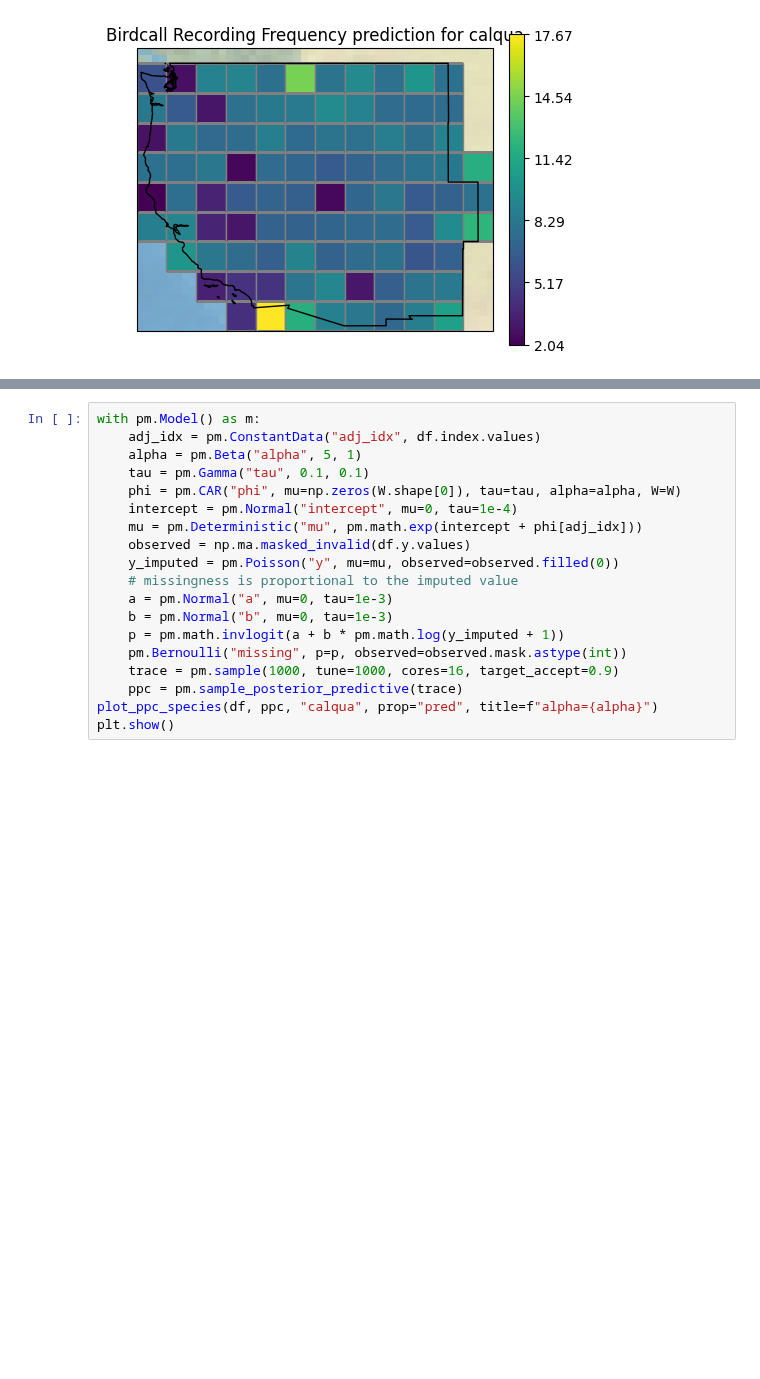
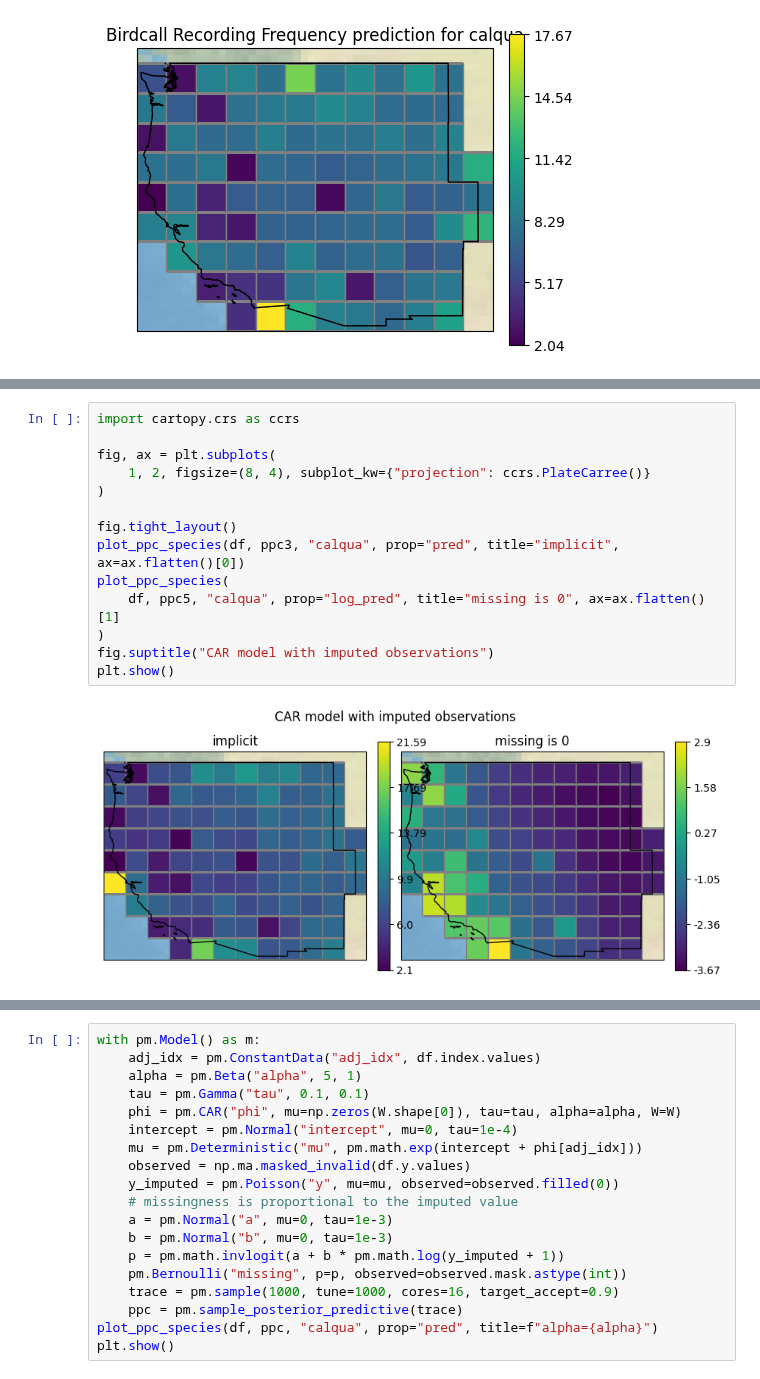
Before and after one commit to acmiyaguchi/iyse4620-birdcall-distributions, a Jupyter notebook: notebooks/2022-12-04-quail.ipynb, the cells around one changed output, grey strips where cells are left out. Saved outputs shown, nothing was run; the diff lists cells and outputs as text; blank space fills up the shorter version.

```diff
--- a/notebooks/2022-12-04-quail.ipynb
+++ b/notebooks/2022-12-04-quail.ipynb
@@ -182,0 +198,16 @@ array([1, 1, 1, 1, 1, 1, 1, 1, 1, 1, 1, 1, 1, 1, 1, 1, 1, 1, 1, 1, 1, 1,
+# %%
+import cartopy.crs as ccrs
+
+fig, ax = plt.subplots(
+    1, 2, figsize=(8, 4), subplot_kw={"projection": ccrs.PlateCarree()}
+)
+
+fig.tight_layout()
+plot_ppc_species(df, ppc3, "calqua", prop="pred", title="implicit", ax=ax.flatten()[0])
+plot_ppc_species(
+    df, ppc5, "calqua", prop="log_pred", title="missing is 0", ax=ax.flatten()[1]
+)
+fig.suptitle("CAR model with imputed observations")
+plt.show()
+# %% [output]
+[figure, added]
```
Also changed, not shown: parts of 9 cells of this notebook, 3 other files.
